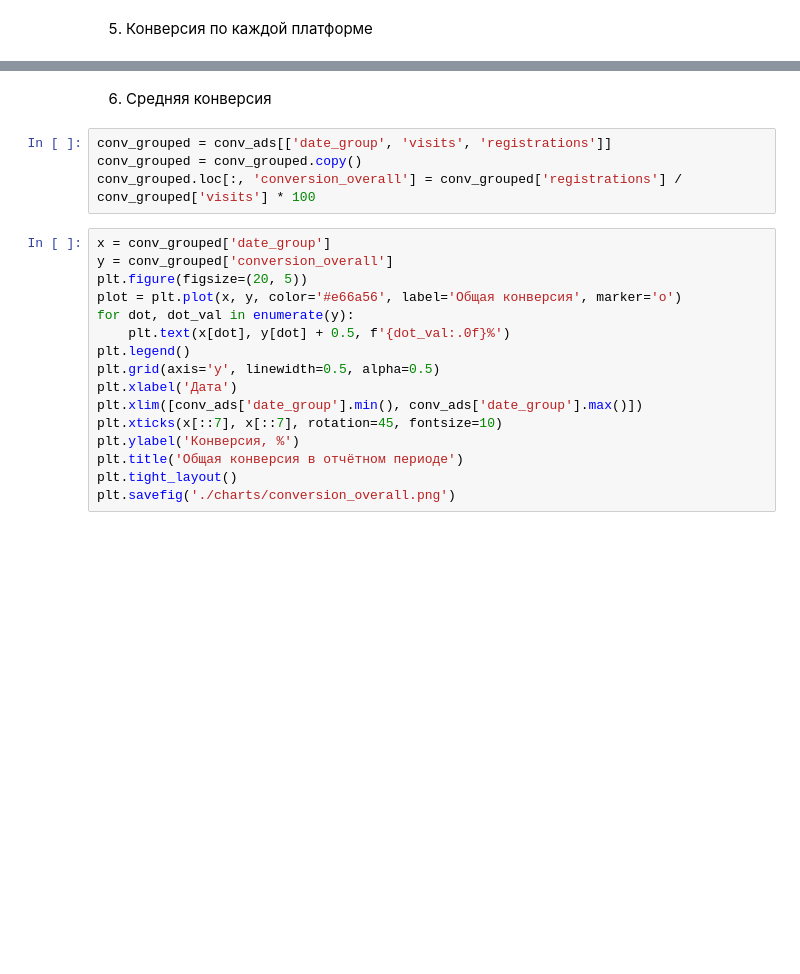
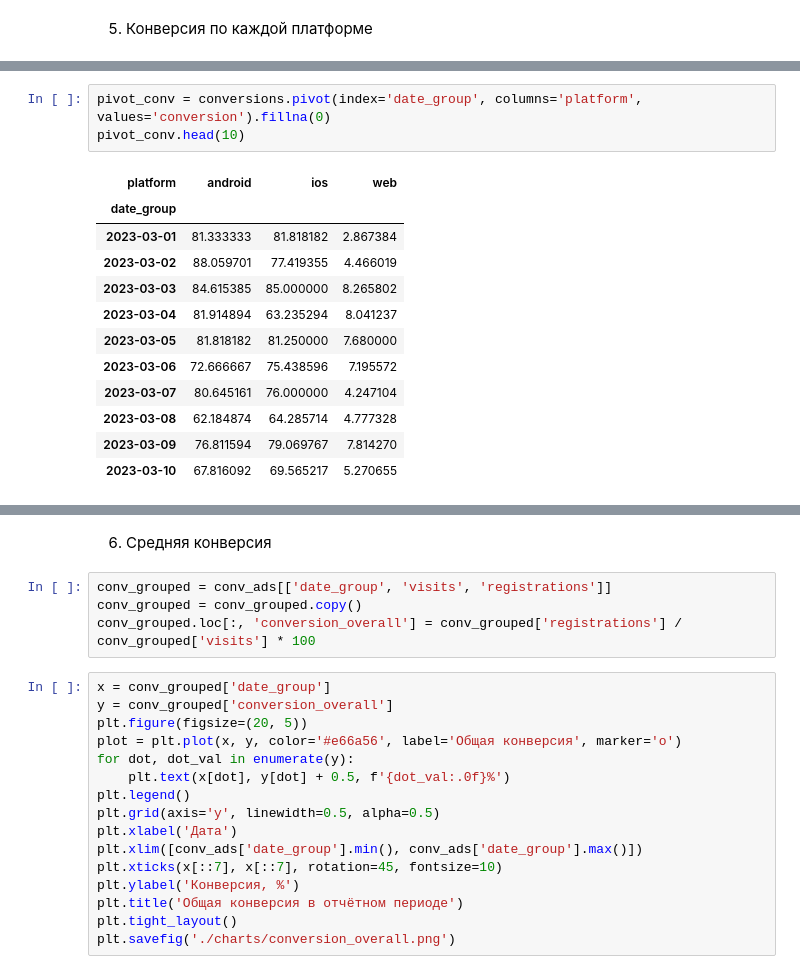
Before and after one commit to Vbhfbk/data-analytics-project-100, a Jupyter notebook: charts_project.ipynb, the cells around one changed output, grey strips where cells are left out. Saved outputs shown, nothing was run; the diff lists cells and outputs as text; blank space fills up the shorter version.

```diff
--- a/charts_project.ipynb
+++ b/charts_project.ipynb
@@ -408 +458,17 @@ plt.savefig('./charts/registrations_per_platform.png')
+# %%
+pivot_conv = conversions.pivot(index='date_group', columns='platform', values='conversion').fillna(0)
+pivot_conv.head(10)
+# %% [output]
+| platform | android | ios | web |
+| date_group |  |  |  |
+| 2023-03-01 | 81.333333 | 81.818182 | 2.867384 |
+| 2023-03-02 | 88.059701 | 77.419355 | 4.466019 |
+| 2023-03-03 | 84.615385 | 85.000000 | 8.265802 |
+| 2023-03-04 | 81.914894 | 63.235294 | 8.041237 |
+| 2023-03-05 | 81.818182 | 81.250000 | 7.680000 |
+| 2023-03-06 | 72.666667 | 75.438596 | 7.195572 |
+| 2023-03-07 | 80.645161 | 76.000000 | 4.247104 |
+| 2023-03-08 | 62.184874 | 64.285714 | 4.777328 |
+| 2023-03-09 | 76.811594 | 79.069767 | 7.814270 |
+| 2023-03-10 | 67.816092 | 69.565217 | 5.270655 |
 # %%
```
Also changed, not shown: parts of 9 cells of this notebook.
